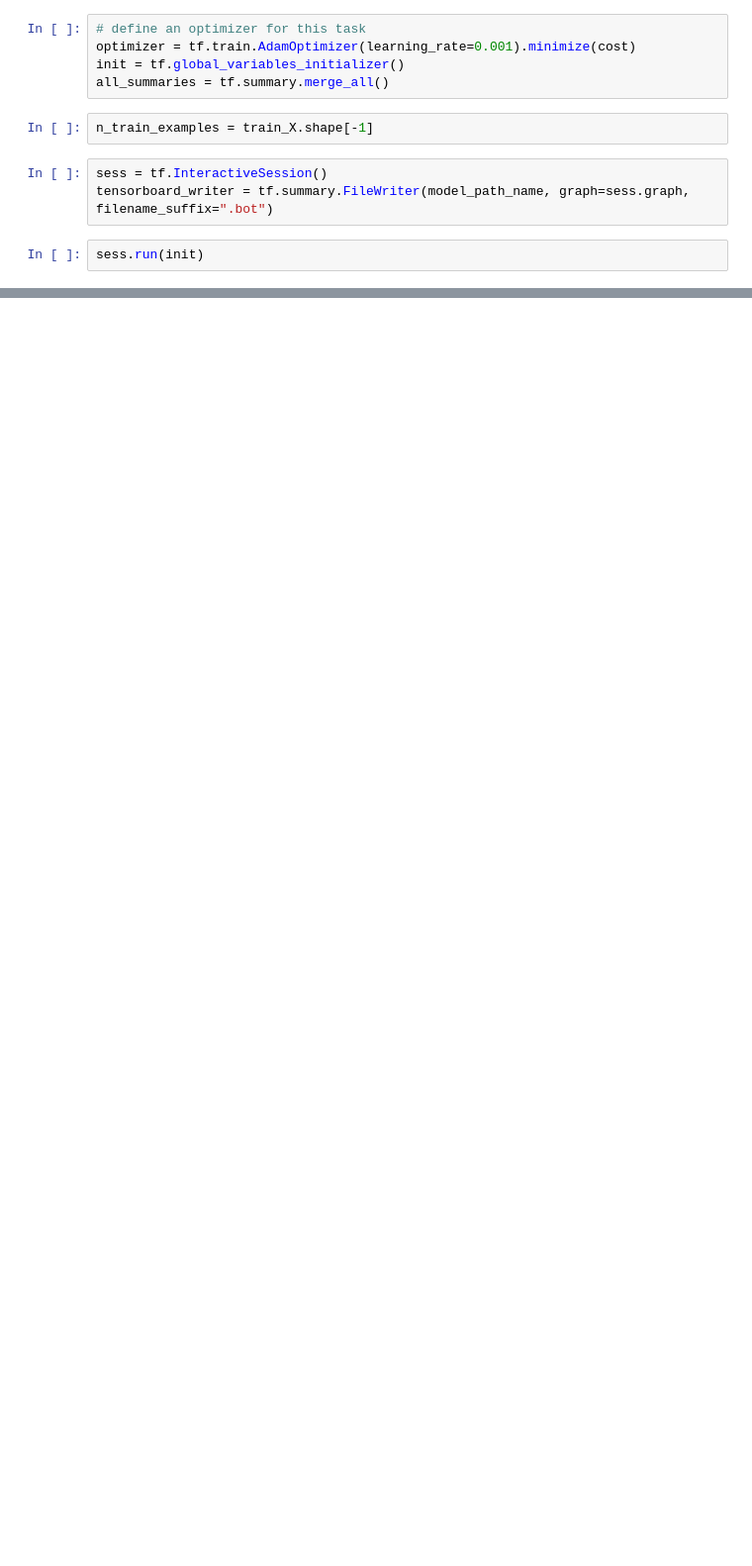
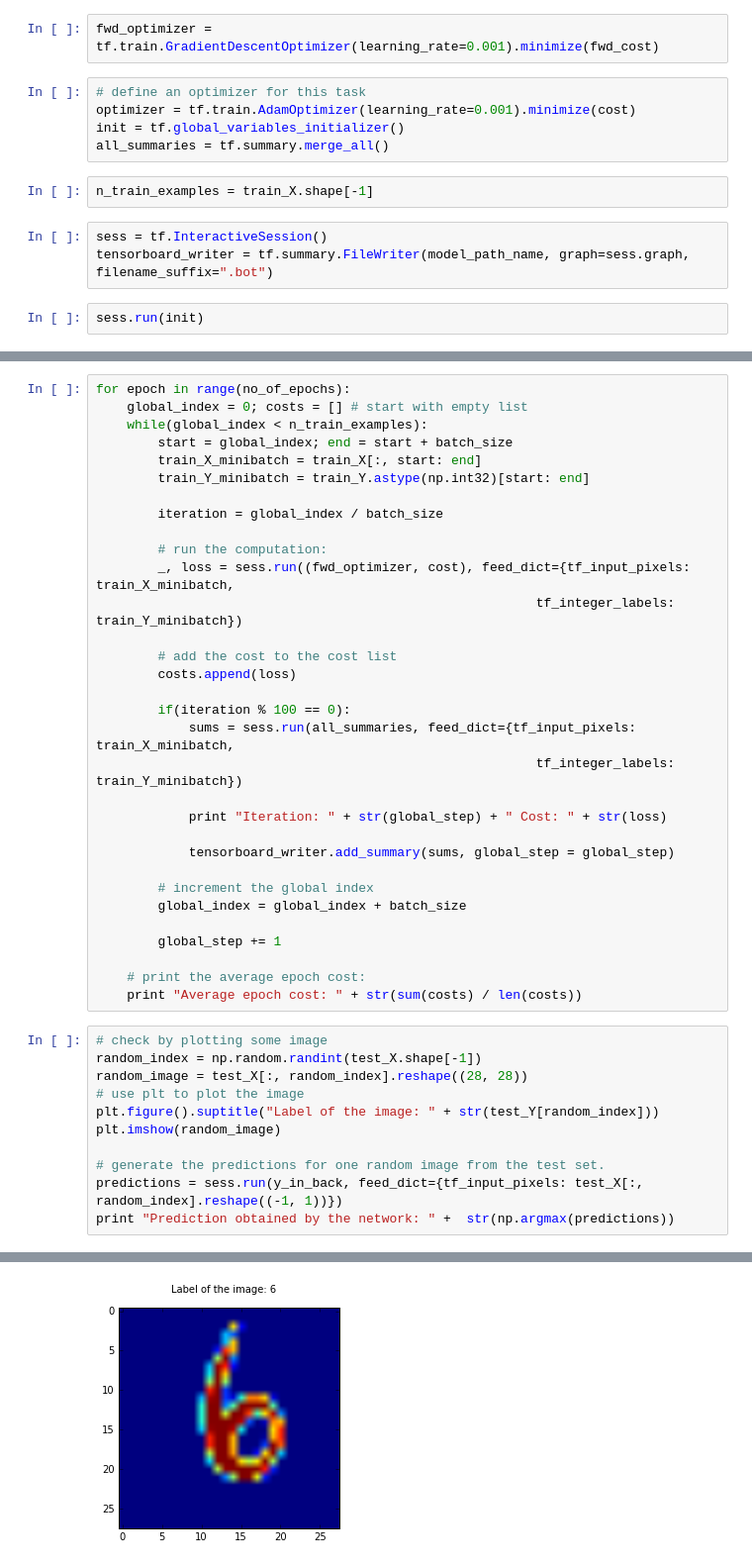
Before and after one commit to akanimax/my-deity, a Jupyter notebook: Scripts/IDEA_1/COMPRESSION_CUM_CLASSIFICATION.ipynb, the cells around one changed output, grey strips where cells are left out. Shown at 99% size. Cells and saved outputs as stored; diff of their text form; blank space fills up the shorter version.

```diff
--- a/Scripts/IDEA_1/COMPRESSION_CUM_CLASSIFICATION.ipynb
+++ b/Scripts/IDEA_1/COMPRESSION_CUM_CLASSIFICATION.ipynb
@@ -368,6 +346,8 @@ bwd_cost_summary = tf.summary.scalar("Backward_cost", bwd_cost)
 # %%
 cost = fwd_cost + bwd_cost
 final_cost_summary = tf.summary.scalar("Final_cost", cost)
+# %%
+fwd_optimizer = tf.train.GradientDescentOptimizer(learning_rate=0.001).minimize(fwd_cost)
 # %%
 # define an optimizer for this task
 optimizer = tf.train.AdamOptimizer(learning_rate=0.001).minimize(cost)
@@ -435,0 +420,44 @@ KeyboardInterrupt:
+# %%
+for epoch in range(no_of_epochs):
+    global_index = 0; costs = [] # start with empty list
+    while(global_index < n_train_examples):
+        start = global_index; end = start + batch_size
+        train_X_minibatch = train_X[:, start: end]
+        train_Y_minibatch = train_Y.astype(np.int32)[start: end]
+
+        iteration = global_index / batch_size
+
+        # run the computation:
+        _, loss = sess.run((fwd_optimizer, cost), feed_dict={tf_input_pixels: train_X_minibatch,
+                                                         tf_integer_labels: train_Y_minibatch})
+
+        # add the cost to the cost list
+        costs.append(loss)
+
+        if(iteration % 100 == 0):
+            sums = sess.run(all_summaries, feed_dict={tf_input_pixels: train_X_minibatch,
+                                                         tf_integer_labels: train_Y_minibatch})
+
+            print "Iteration: " + str(global_step) + " Cost: " + str(loss)
+
+            tensorboard_writer.add_summary(sums, global_step = global_step)
+
+        # increment the global index
+        global_index = global_index + batch_size
+
+        global_step += 1
+
+    # print the average epoch cost:
+    print "Average epoch cost: " + str(sum(costs) / len(costs))
+# %%
+# check by plotting some image
+random_index = np.random.randint(test_X.shape[-1])
+random_image = test_X[:, random_index].reshape((28, 28))
+# use plt to plot the image
+plt.figure().suptitle("Label of the image: " + str(test_Y[random_index]))
+plt.imshow(random_image)
+
+# generate the predictions for one random image from the test set.
+predictions = sess.run(y_in_back, feed_dict={tf_input_pixels: test_X[:, random_index].reshape((-1, 1))})
+print "Prediction obtained by the network: " +  str(np.argmax(predictions))
+# %% [output]
@@ -435,0 +465 @@ KeyboardInterrupt:
+[figure, added]
```
Also changed, not shown: parts of 12 cells of this notebook, 13 other files.
